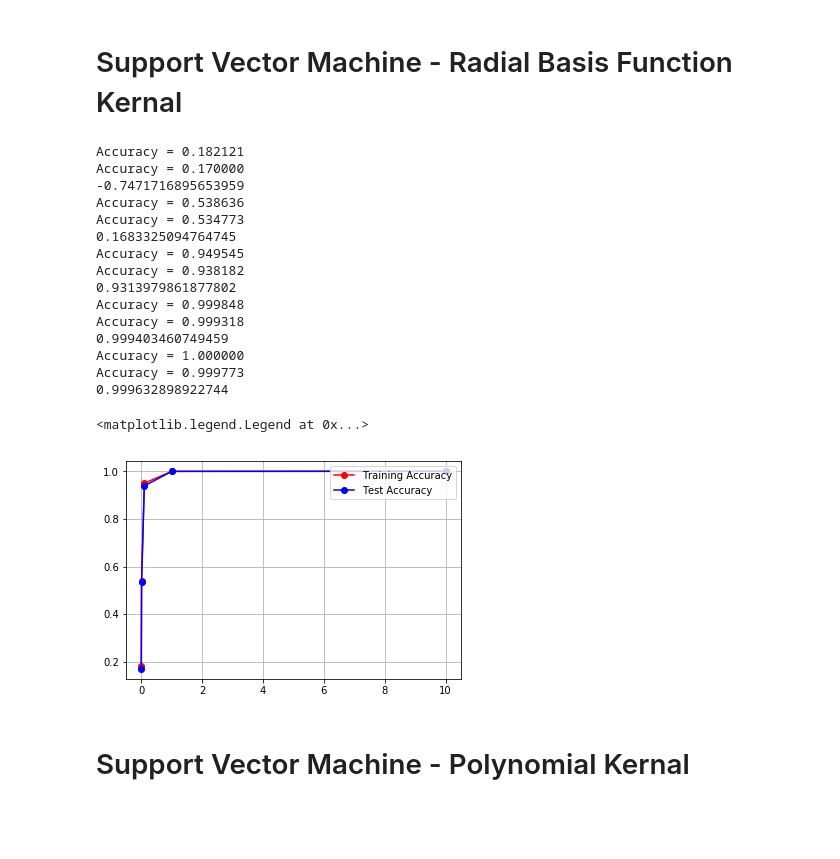
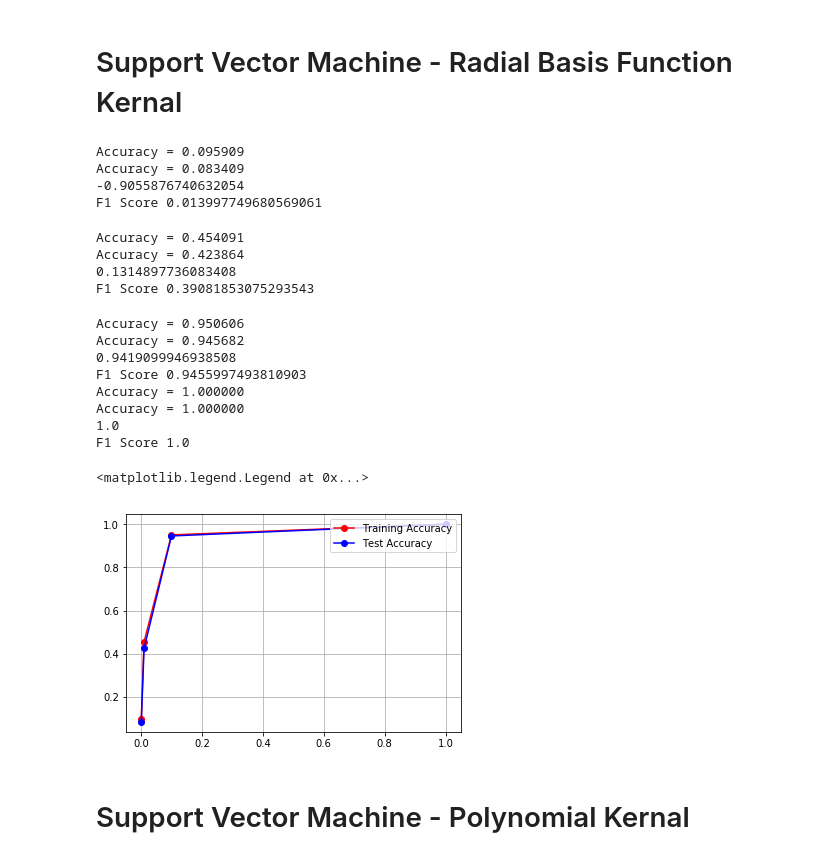
Before and after one commit to hdaniel530/Machine-Learning, a Jupyter notebook: CS-UY 4563-Final Project.ipynb, the cells around one changed output. Drawn from its saved outputs; the diff is of its cells as text; code cells hidden in the pictures; blank space fills up the shorter version.

```diff
--- a/CS-UY 4563-Final Project.ipynb
+++ b/CS-UY 4563-Final Project.ipynb
@@ -576,35 +601,36 @@ def svm_RBF(c):
     print("F1 Score", f1_score(Y_test, Yhat_svc_linear_test,average='macro'))
     c_svm.append(c)
 # %%
-cVals = [0.001, 0.01, 0.1, 1, 10]
+cVals = [0.001, 0.01, 0.1, 1]
 
 for c in cVals:
     svm_RBF(c)
 # Write code to plot 2 plots.
 # Plot training accuracy(Y-axis) v/s 'c' on X - Axis.
 # Plot test accuracy(Y-Axis) v/s 'c' on X - Axis.
 plt.plot(c_svm, acc_train_svm, 'ro-')
 plt.plot(c_svm, acc_test_svm,'bo-')
 plt.grid()
 plt.legend(['Training Accuracy', 'Test Accuracy'], loc='upper right')
 # %% [output]
-Accuracy = 0.182121
-Accuracy = 0.170000
--0.7471716895653959
-Accuracy = 0.538636
-Accuracy = 0.534773
-0.1683325094764745
-Accuracy = 0.949545
-Accuracy = 0.938182
-0.9313979861877802
-Accuracy = 0.999848
-Accuracy = 0.999318
-0.999403460749459
-Accuracy = 1.000000
-Accuracy = 0.999773
-0.999632898922744
+Accuracy = 0.095909
+Accuracy = 0.083409
+-0.9055876740632054
+F1 Score 0.013997749680569061
-<matplotlib.legend.Legend at 0x...>
+Accuracy = 0.454091
+Accuracy = 0.423864
+0.1314897736083408
+F1 Score 0.39081853075293543
+Accuracy = 0.950606
+Accuracy = 0.945682
+0.9419099946938508
+F1 Score 0.9455997493810903
+Accuracy = 1.000000
+Accuracy = 1.000000
+1.0
+F1 Score 1.0
+<matplotlib.legend.Legend at 0x...>
-[figure, old version]
+[figure, new version]
 # %% [markdown]
 # Support Vector Machine - Polynomial Kernal
 # %%
```
Also changed, not shown: parts of 7 cells of this notebook.
